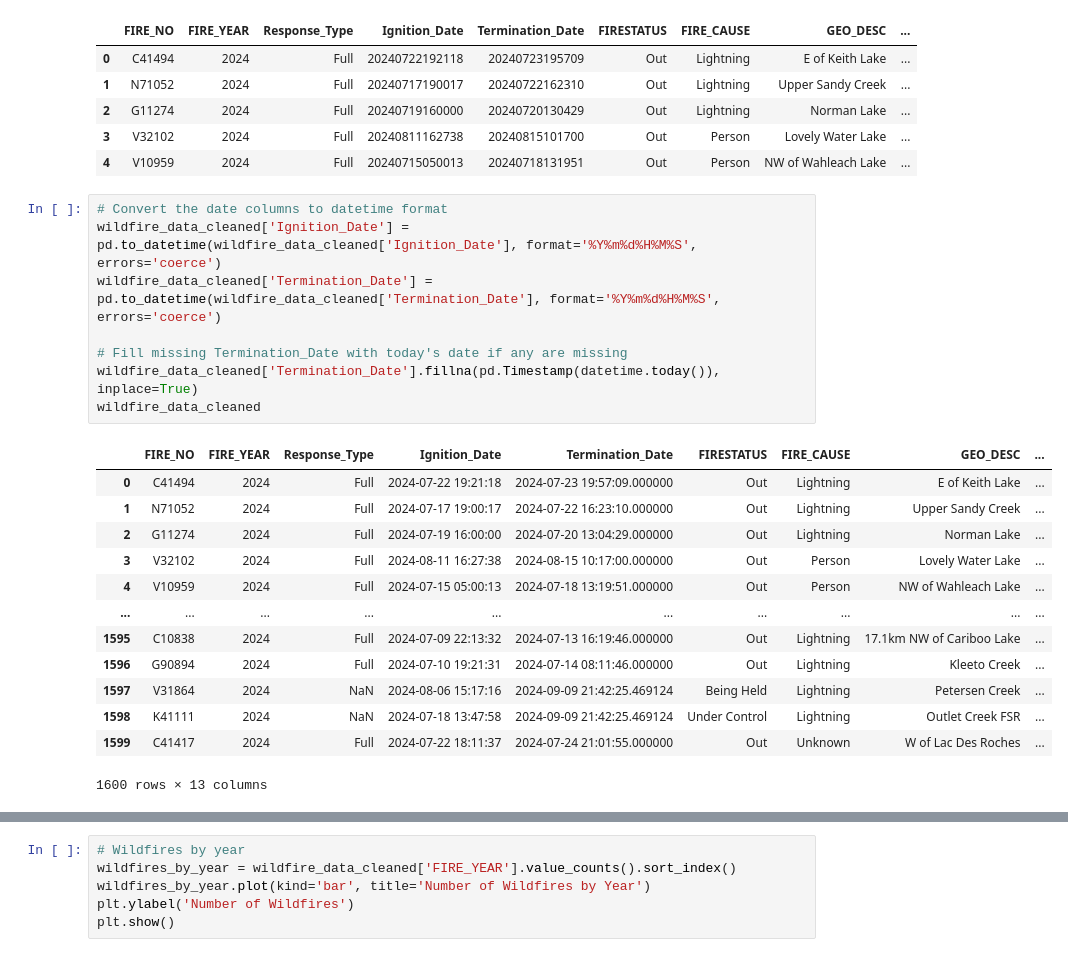
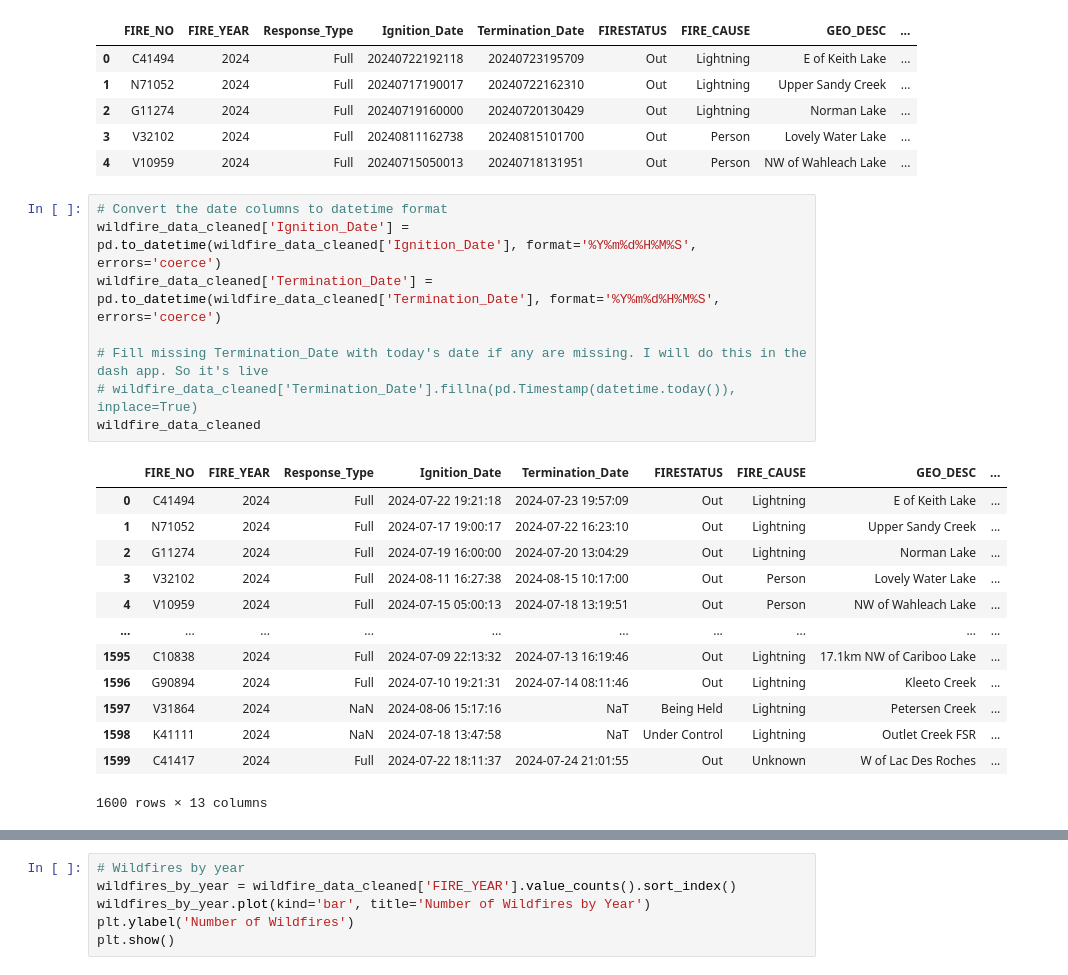
Before and after one commit to hcwang24/BC_Forest_WildFire_Dashboard, a Jupyter notebook: gis_project.ipynb, the cells around one changed output, grey strips where cells are left out. Drawn from its saved outputs; the diff is of its cells as text.

```diff
--- a/gis_project.ipynb
+++ b/gis_project.ipynb
@@ -279,22 +279,22 @@ wildfire_data_cleaned.head()
 # %%
 # Convert the date columns to datetime format
 wildfire_data_cleaned['Ignition_Date'] = pd.to_datetime(wildfire_data_cleaned['Ignition_Date'], format='%Y%m%d%H%M%S', errors='coerce')
 wildfire_data_cleaned['Termination_Date'] = pd.to_datetime(wildfire_data_cleaned['Termination_Date'], format='%Y%m%d%H%M%S', errors='coerce')
 
-# Fill missing Termination_Date with today's date if any are missing
-wildfire_data_cleaned['Termination_Date'].fillna(pd.Timestamp(datetime.today()), inplace=True)
+# Fill missing Termination_Date with today's date if any are missing. I will do this in the dash app. So it's live
+# wildfire_data_cleaned['Termination_Date'].fillna(pd.Timestamp(datetime.today()), inplace=True)
 wildfire_data_cleaned
 # %% [output]
 |  | FIRE_NO | FIRE_YEAR | Response_Type | Ignition_Date | Termination_Date | FIRESTATUS | FIRE_CAUSE | GEO_DESC | ... |
-| 0 | C41494 | 2024 | Full | 2024-07-22 19:21:18 | 2024-07-23 19:57:09.000000 | Out | Lightning | E of Keith Lake | ... |
-| 1 | N71052 | 2024 | Full | 2024-07-17 19:00:17 | 2024-07-22 16:23:10.000000 | Out | Lightning | Upper Sandy Creek | ... |
-| 2 | G11274 | 2024 | Full | 2024-07-19 16:00:00 | 2024-07-20 13:04:29.000000 | Out | Lightning | Norman Lake | ... |
-| 3 | V32102 | 2024 | Full | 2024-08-11 16:27:38 | 2024-08-15 10:17:00.000000 | Out | Person | Lovely Water Lake | ... |
-| 4 | V10959 | 2024 | Full | 2024-07-15 05:00:13 | 2024-07-18 13:19:51.000000 | Out | Person | NW of Wahleach Lake | ... |
+| 0 | C41494 | 2024 | Full | 2024-07-22 19:21:18 | 2024-07-23 19:57:09 | Out | Lightning | E of Keith Lake | ... |
+| 1 | N71052 | 2024 | Full | 2024-07-17 19:00:17 | 2024-07-22 16:23:10 | Out | Lightning | Upper Sandy Creek | ... |
+| 2 | G11274 | 2024 | Full | 2024-07-19 16:00:00 | 2024-07-20 13:04:29 | Out | Lightning | Norman Lake | ... |
+| 3 | V32102 | 2024 | Full | 2024-08-11 16:27:38 | 2024-08-15 10:17:00 | Out | Person | Lovely Water Lake | ... |
+| 4 | V10959 | 2024 | Full | 2024-07-15 05:00:13 | 2024-07-18 13:19:51 | Out | Person | NW of Wahleach Lake | ... |
 | ... | ... | ... | ... | ... | ... | ... | ... | ... | ... |
-| 1595 | C10838 | 2024 | Full | 2024-07-09 22:13:32 | 2024-07-13 16:19:46.000000 | Out | Lightning | 17.1km NW of Cariboo Lake | ... |
-| 1596 | G90894 | 2024 | Full | 2024-07-10 19:21:31 | 2024-07-14 08:11:46.000000 | Out | Lightning | Kleeto Creek | ... |
-| 1597 | V31864 | 2024 | NaN | 2024-08-06 15:17:16 | 2024-09-09 21:42:25.469124 | Being Held | Lightning | Petersen Creek | ... |
-| 1598 | K41111 | 2024 | NaN | 2024-07-18 13:47:58 | 2024-09-09 21:42:25.469124 | Under Control | Lightning | Outlet Creek FSR | ... |
-| 1599 | C41417 | 2024 | Full | 2024-07-22 18:11:37 | 2024-07-24 21:01:55.000000 | Out | Unknown | W of Lac Des Roches | ... |
+| 1595 | C10838 | 2024 | Full | 2024-07-09 22:13:32 | 2024-07-13 16:19:46 | Out | Lightning | 17.1km NW of Cariboo Lake | ... |
+| 1596 | G90894 | 2024 | Full | 2024-07-10 19:21:31 | 2024-07-14 08:11:46 | Out | Lightning | Kleeto Creek | ... |
+| 1597 | V31864 | 2024 | NaN | 2024-08-06 15:17:16 | NaT | Being Held | Lightning | Petersen Creek | ... |
+| 1598 | K41111 | 2024 | NaN | 2024-07-18 13:47:58 | NaT | Under Control | Lightning | Outlet Creek FSR | ... |
+| 1599 | C41417 | 2024 | Full | 2024-07-22 18:11:37 | 2024-07-24 21:01:55 | Out | Unknown | W of Lac Des Roches | ... |
 1600 rows × 13 columns
```
Also changed, not shown: parts of 5 cells of this notebook, 2 other files.
